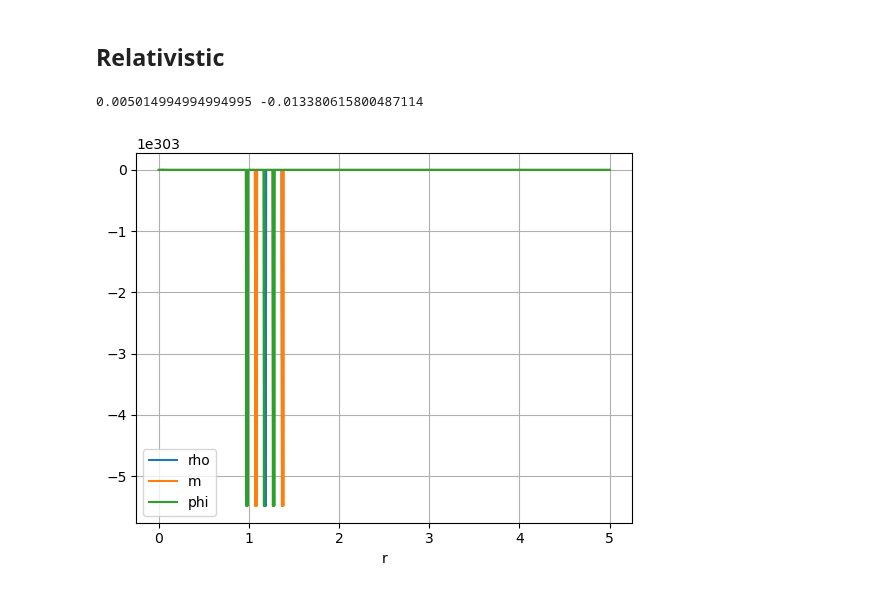
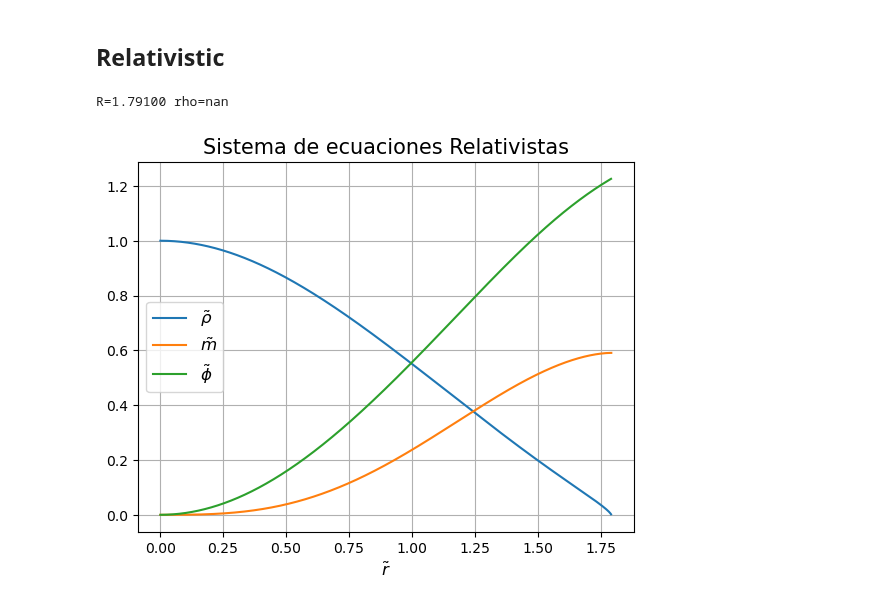
Before and after one commit to Vendetta0462/CalculosSimulaciones, a Jupyter notebook: hidrostatica.ipynb, the cells around one changed output. Drawn from its saved outputs; the diff is of its cells as text; code cells hidden in the pictures.

Commit message:
gammas y corrección de la relativista

```diff
--- a/hidrostatica.ipynb
+++ b/hidrostatica.ipynb
@@ -99,0 +92,4 @@ plt.show()
+# %%
+# considerig different gamma
+gammas = np.arange(0.8, 1.7, 0.1)
+xi = [odeint(NewtOdes, x_0, r, args=(i,)) for i in gammas]
@@ -134,37 +136,46 @@ def RelOdes(x, r):
     return [drho_dr, dm_dr, dphi_dr]
 # %%
+# integration range
+rf = 100.0
+#NN = 1000
+dx = 1e-3 # es mejor definir el dx que el numero de puntos
+NN = int(rf/dx)
+r = np.linspace(dx, rf, NN)
+
 # initial conditions
-rho_0 = 1
-m_0 = 4*np.pi/3*(1e-5)**3*rho_0
+rho_0 = 1.0
+m_0 = 4*np.pi/3*(dx)**3*rho_0
 phi_0 = 0
 x_0 = [rho_0, m_0, phi_0]
 
-# integration range
-r = np.linspace(1e-5, 5, 1000)
-
 # solve ODE
-x = odeint(RelOdes, x_0, r)
+x = odeint(RelOdes, x_0, r, args=(2.3,)) #Por qué se hace rho = nan (¿0?) tan de repente?
 # %%
 # search the x where rho = 0
 for i in range(len(x[:,0])):
-    if x[i,0] < 0:
-        print(r[i], x[i,0])
+    if x[i,0] <= 0:
+        # print(r[i], x[i,0])
         lim = i
         break
 
+# print(r[lim], x[lim,0])
+print('R={:.5f} rho={:.5f}'.format(r[lim-1], x[lim-1,0]))
+
 # plot
-# plt.plot(r[:lim], x[:lim,0], label='rho')
-# plt.plot(r[:lim], x[:lim,1], label='m')
-# plt.plot(r[:lim], x[:lim,2], label='phi')
+plt.plot(r[:lim], x[:lim,0], label=r'$\tilde{\rho}$')
+plt.plot(r[:lim], x[:lim,1], label=r'$\tilde{m}$')
+plt.plot(r[:lim], x[:lim,2], label=r'$\tilde{\phi}$')
+
 # plt.plot(r, k*(x[:,0])**gamma, label='P')
-plt.plot(r, x[:,0], label='rho')
-plt.plot(r, x[:,1], label='m')
-plt.plot(r, x[:,2], label='phi')
+# plt.plot(r, x[:,0], label='rho')
+# plt.plot(r, x[:,1], label='m')
+# plt.plot(r, x[:,2], label='phi')
 # plt.plot(r, k*(x[:,0])**gamma, label='P')
-plt.xlabel('r')
-plt.legend()
+plt.xlabel('$\\tilde{r}$', fontsize=12)
+plt.title('Sistema de ecuaciones Relativistas', fontsize=15)
+plt.legend(fontsize=12)
 plt.grid()
 plt.show()
 # %% [output]
-0.005014994994994995 -0.013380615800487114
+R=1.79100 rho=nan
-[figure, old version]
+[figure, new version]
```
Also changed, not shown: parts of 7 cells of this notebook.
